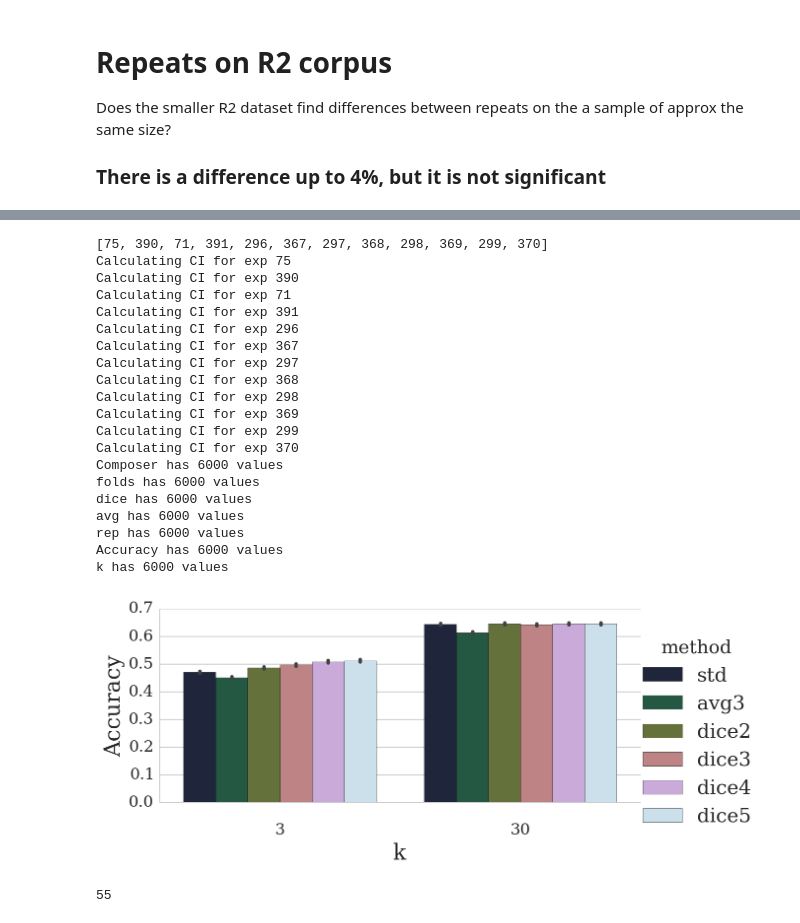
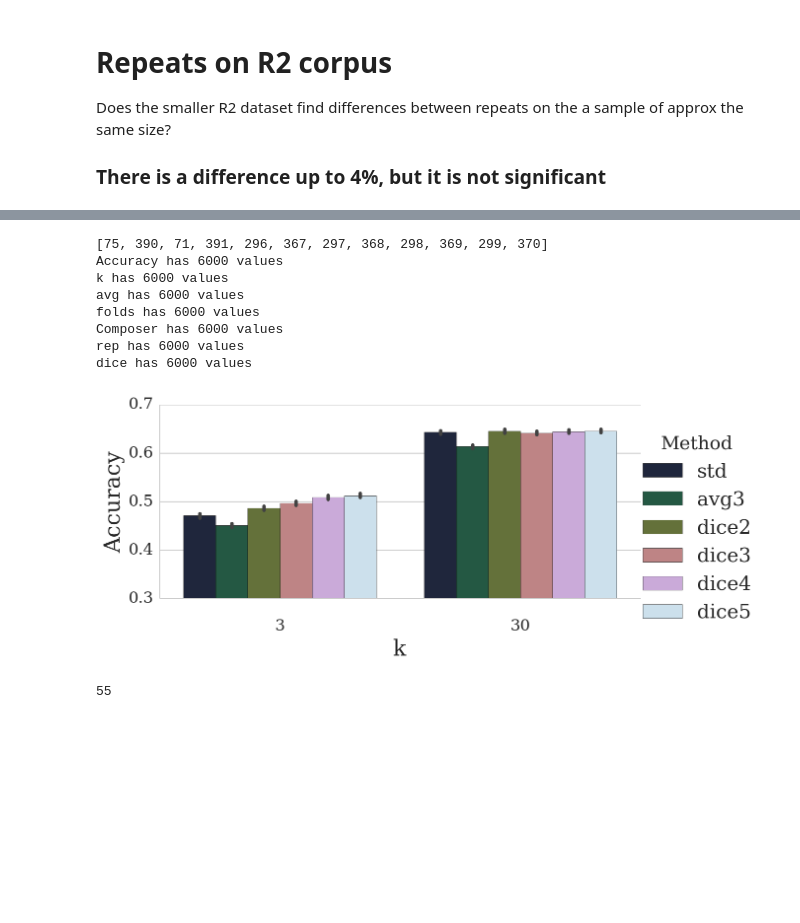
Before and after one commit to mbatchkarov/ExpLosion, a Jupyter notebook: notebooks/w2v_repeats_effect_of_random_initialisation.ipynb, the cells around one changed output, grey strips where cells are left out. Cells and saved outputs as stored; diff of their text form; code cells hidden in the pictures; blank space fills up the shorter version.

Commit message:
figures and all that

```diff
--- a/notebooks/w2v_repeats_effect_of_random_initialisation.ipynb
+++ b/notebooks/w2v_repeats_effect_of_random_initialisation.ipynb
@@ -40,10 +40,10 @@ def get(corpus='amazon_grouped-tagged', rep=0, avg=False, reorder=False,
 # %%
 ids = list(chain.from_iterable(get(rep=r) for r in [0, 1, 2]))
 print(ids)
-df = dataframe_from_exp_ids(ids, fields_to_include={'rep':'expansions__vectors__rep',
+df = dataframe_from_exp_ids(ids, fields_to_include={'View':'expansions__vectors__rep',
                                                     'Composer': 'expansions__vectors__composer'})
 with sns.color_palette("cubehelix", 4):
-    sns.factorplot(data=df, x='Composer', y='Accuracy', hue='rep',
+    g = sns.factorplot(data=df, x='Composer', y='Accuracy', hue='View',
                    hue_order='0 1 2'.split(),
                    kind='bar', ci=68, aspect=2);
 plt.savefig('plot-w2v_random_init_var.pdf', format='pdf', dpi=300, bbox_inches='tight', pad_inches=0.1)
@@ -93,45 +85,35 @@ get_demsar_params(ids, ['expansions__vectors__rep'])[0]
 # %%
 ids = get(rep=0, composers=['Add'], k=[3,30]) +\
       get(rep=3, avg=True, composers=['Add'], k=[3,30]) +\
       list(chain.from_iterable(get(rep=i, reorder=True, composers=['Add'], k=[3,30]) for i in [2,3,4,5]))
 print(ids)
 df = dataframe_from_exp_ids(ids, fields_to_include={'rep':'expansions__vectors__rep',
                                                     'avg':'expansions__vectors__avg',
                                                     'dice':'expansions__vectors__reorder',
                                                     'k': 'expansions__k',
                                                     'Composer': 'expansions__vectors__composer'}).convert_objects(convert_numeric=True)
 
 df['method'] = 'avg3'
 df.loc[df.rep==0, 'method'] = 'std'
 for i in [2,3,4,5]:
     df.loc[(df.rep==i) & (df.dice==1), 'method'] = 'dice%d'%i
 df = df.drop('avg dice rep'.split(), axis=1)
+df['Method'] = df.method
 with sns.color_palette("cubehelix", 6):
-    sns.factorplot(data=df, x='k', y='Accuracy', hue='method',
+    g = sns.factorplot(data=df, x='k', y='Accuracy', hue='Method',
                        kind='bar', ci=68, aspect=2);
+    g.set(ylim=(.3, None))
 plt.savefig('plot-w2v_random_init_boost.pdf', format='pdf', dpi=300, bbox_inches='tight', pad_inches=0.1)
 # %% [output]
 [75, 390, 71, 391, 296, 367, 297, 368, 298, 369, 299, 370]
-Calculating CI for exp 75
-Calculating CI for exp 390
-Calculating CI for exp 71
-Calculating CI for exp 391
-Calculating CI for exp 296
-Calculating CI for exp 367
-Calculating CI for exp 297
-Calculating CI for exp 368
-Calculating CI for exp 298
-Calculating CI for exp 369
-Calculating CI for exp 299
-Calculating CI for exp 370
-Composer has 6000 values
-folds has 6000 values
-dice has 6000 values
-avg has 6000 values
-rep has 6000 values
 Accuracy has 6000 values
 k has 6000 values
+avg has 6000 values
+folds has 6000 values
+Composer has 6000 values
+rep has 6000 values
+dice has 6000 values
-[figure, old version]
+[figure, new version]
 # %%
 Experiment.objects.get(expansions__k=30, expansions__vectors__composer='Add',
                        expansions__vectors__reorder=False).id
```
Also changed, not shown: parts of 6 cells of this notebook, 1 other file.
